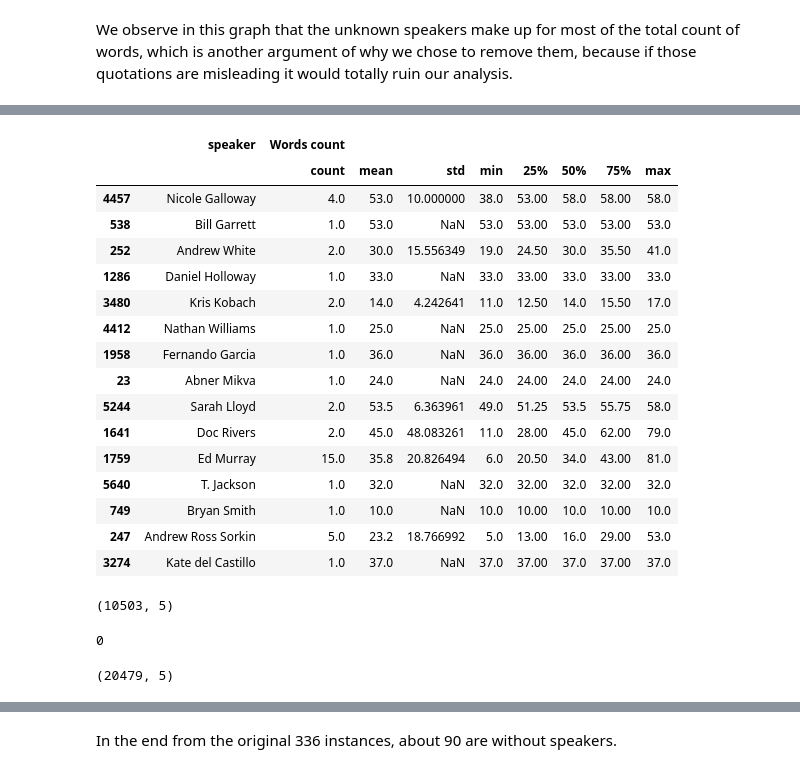
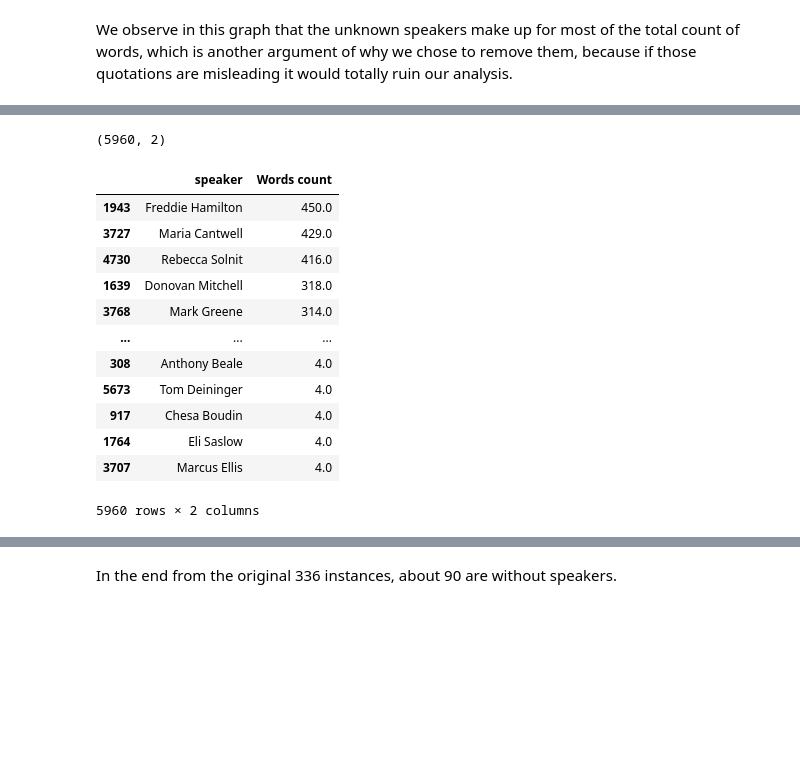
Before and after one commit to epfl-ada/ada-2021-project-lejt, a Jupyter notebook: Initial_Analysis.ipynb, the cells around one changed output, grey strips where cells are left out. Drawn from its saved outputs; the diff is of its cells as text; code cells hidden in the pictures; blank space fills up the shorter version.

```diff
--- a/Initial_Analysis.ipynb
+++ b/Initial_Analysis.ipynb
@@ -168,0 +194,26 @@ We observe in this graph that the unknown speakers make up for most of the total
+# %%
+DATA_PATH = '/content/drive/MyDrive/projectada/processed_dfs/'
+#do the same but removing all the rows with unkown speakers
+def process_data(path, year, list_dfs):
+  while year < 2020:
+    for file in listdir(path + str(year) + '/'):
+      small_df=pd.read_pickle(DATA_PATH + str(year) + '/' + file, compression='infer')
+      filtered_small_df = small_df.query("(keyword == 'gun violence' | keyword == 'mass shooting' | keyword == 'firearm-related violence' | keyword == 'firearm violence') & speaker != 'None'")
+      list_dfs.append(filtered_small_df)
+    year += 1
+  return list_dfs
+
+list_dfs = []
+data = pd.concat(process_data(DATA_PATH, 2015, list_dfs), ignore_index=True)
+# %%
+print(data.sample(10))
+print(data.shape) #check how big is the dataframe
+print(len(data[data.isna().any(axis=1)])) # check for any missing values
+print(data['speaker'].eq('None').sum()) #count how many missing speakers in our dataframe, we see that we have about 20k assigned speakers
+print(data['speaker'].nunique()) # count how many unique speakers
+
+#we want to count how many words in each quotation, first we lower and remove number and symbol
+data['quotation'] = data['quotation'].apply(lambda x: x.lower())
+data['quotation'] = data['quotation'].replace('\d+', '', regex = True)
+data['quotation'] = data['quotation'].replace('[^\w\s\+]', '', regex = True)
+data['Words count'] = data['quotation'].apply(lambda x: len(str(x).split(' ')))
@@ -169,28 +238,20 @@ We observe in this graph that the unknown speakers make up for most of the total
 # %%
-descr = df.groupby(['speaker'])[['Words count']].describe().reset_index()
-descr.sample(15)
-#descr = descr.sort_values('Words count', ascending=False)
+avg_word_counts_par_speaker = data.groupby(['speaker'])[['Words count']].mean().reset_index()
+print(avg_word_counts_par_speaker.shape)
+avg_word_counts_par_speaker = avg_word_counts_par_speaker.sort_values('Words count', ascending=False)
+avg_word_counts_par_speaker
 # %% [output]
+(5960, 2)
-|  | speaker | Words count |  |  |  |  |  |  |  |
-|  |  | count | mean | std | min | 25% | 50% | 75% | max |
-| 4457 | Nicole Galloway | 4.0 | 53.0 | 10.000000 | 38.0 | 53.00 | 58.0 | 58.00 | 58.0 |
-| 538 | Bill Garrett | 1.0 | 53.0 | NaN | 53.0 | 53.00 | 53.0 | 53.00 | 53.0 |
-| 252 | Andrew White | 2.0 | 30.0 | 15.556349 | 19.0 | 24.50 | 30.0 | 35.50 | 41.0 |
-| 1286 | Daniel Holloway | 1.0 | 33.0 | NaN | 33.0 | 33.00 | 33.0 | 33.00 | 33.0 |
-| 3480 | Kris Kobach | 2.0 | 14.0 | 4.242641 | 11.0 | 12.50 | 14.0 | 15.50 | 17.0 |
-| 4412 | Nathan Williams | 1.0 | 25.0 | NaN | 25.0 | 25.00 | 25.0 | 25.00 | 25.0 |
-| 1958 | Fernando Garcia | 1.0 | 36.0 | NaN | 36.0 | 36.00 | 36.0 | 36.00 | 36.0 |
-| 23 | Abner Mikva | 1.0 | 24.0 | NaN | 24.0 | 24.00 | 24.0 | 24.00 | 24.0 |
-| 5244 | Sarah Lloyd | 2.0 | 53.5 | 6.363961 | 49.0 | 51.25 | 53.5 | 55.75 | 58.0 |
-| 1641 | Doc Rivers | 2.0 | 45.0 | 48.083261 | 11.0 | 28.00 | 45.0 | 62.00 | 79.0 |
-| 1759 | Ed Murray | 15.0 | 35.8 | 20.826494 | 6.0 | 20.50 | 34.0 | 43.00 | 81.0 |
-| 5640 | T. Jackson | 1.0 | 32.0 | NaN | 32.0 | 32.00 | 32.0 | 32.00 | 32.0 |
-| 749 | Bryan Smith | 1.0 | 10.0 | NaN | 10.0 | 10.00 | 10.0 | 10.00 | 10.0 |
-| 247 | Andrew Ross Sorkin | 5.0 | 23.2 | 18.766992 | 5.0 | 13.00 | 16.0 | 29.00 | 53.0 |
-| 3274 | Kate del Castillo | 1.0 | 37.0 | NaN | 37.0 | 37.00 | 37.0 | 37.00 | 37.0 |
+|  | speaker | Words count |
+| 1943 | Freddie Hamilton | 450.0 |
+| 3727 | Maria Cantwell | 429.0 |
+| 4730 | Rebecca Solnit | 416.0 |
+| 1639 | Donovan Mitchell | 318.0 |
+| 3768 | Mark Greene | 314.0 |
+| ... | ... | ... |
+| 308 | Anthony Beale | 4.0 |
+| 5673 | Tom Deininger | 4.0 |
+| 917 | Chesa Boudin | 4.0 |
+| 1764 | Eli Saslow | 4.0 |
+| 3707 | Marcus Ellis | 4.0 |
+5960 rows × 2 columns
-# %%
-df2 = df.query("speaker == 'None'")
-df2.head()
-df2.shape
-# %% [output]
-(10503, 5)
@@ -215,8 +257,0 @@ dataf = pd.concat(process_data(DATA_PATH, 2015, list_dfs), ignore_index=True)
-# %%
-dataf['speaker'].eq('None').sum()
-# %% [output]
-0
-# %%
-dataf.shape
-# %% [output]
-(20479, 5)
```
Also changed, not shown: parts of 10 cells of this notebook, 1 other file.
